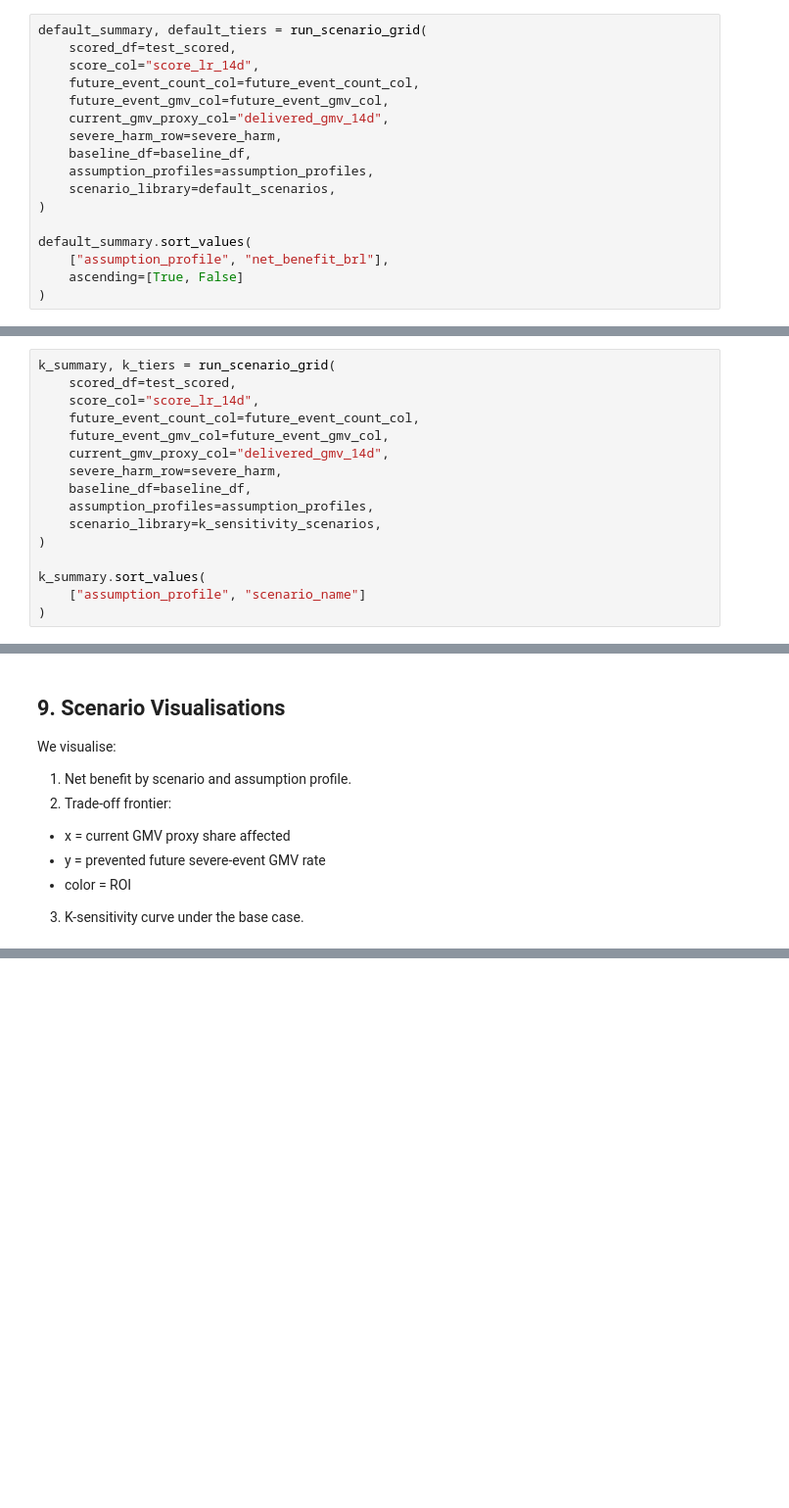
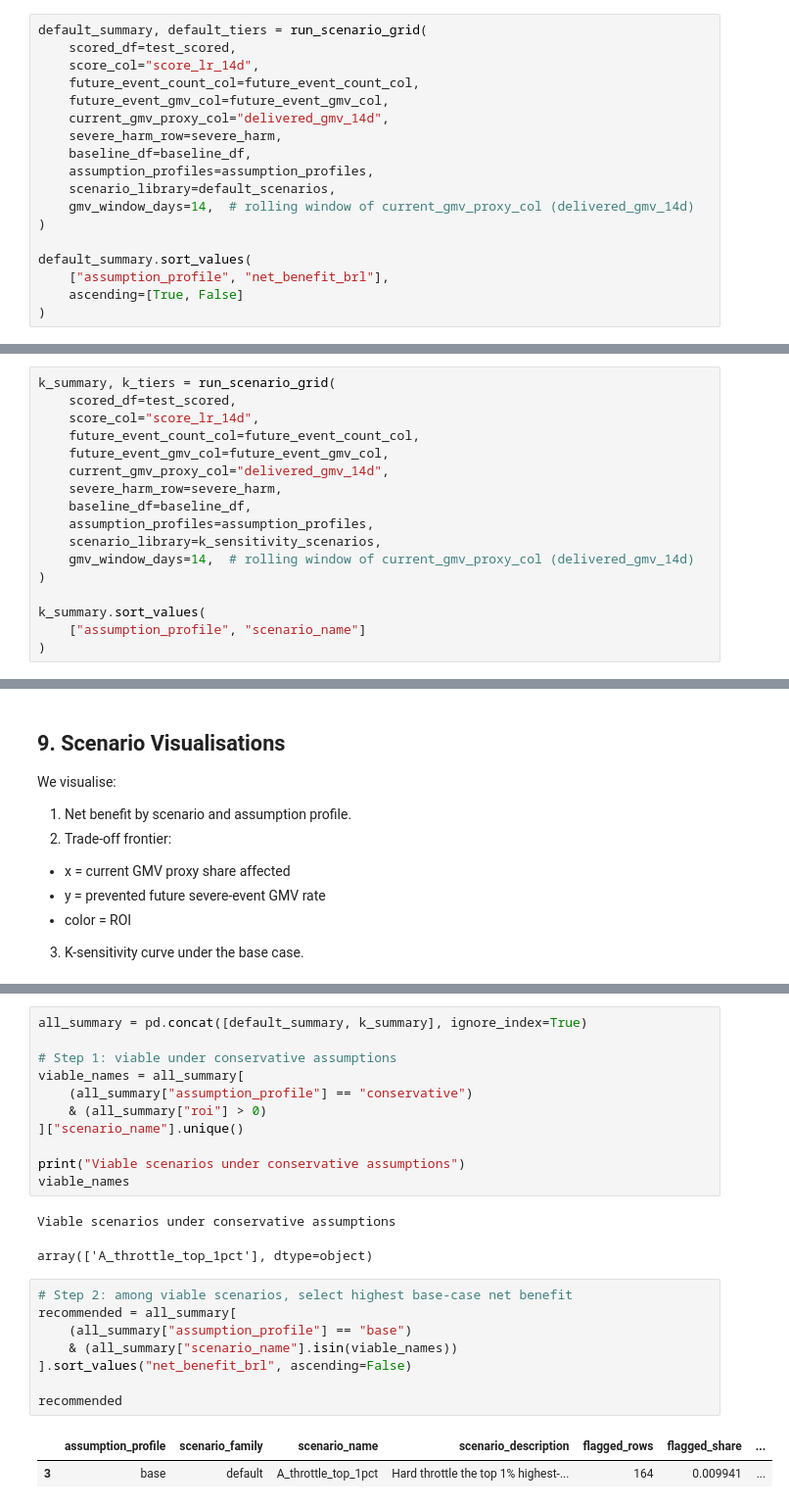
Before and after one commit to andrewyang0620/marketplace-sla-risk-analysis, a Jupyter notebook: notebooks/04_intervention_roi.ipynb, the cells around one changed output, grey strips where cells are left out. Shown at 98% size. Drawn from its saved outputs; the diff is of its cells as text; blank space fills up the shorter version.

```diff
--- a/notebooks/04_intervention_roi.ipynb
+++ b/notebooks/04_intervention_roi.ipynb
@@ -382,6 +386,7 @@ default_summary, default_tiers = run_scenario_grid(
     baseline_df=baseline_df,
     assumption_profiles=assumption_profiles,
     scenario_library=default_scenarios,
+    gmv_window_days=14,  # rolling window of current_gmv_proxy_col (delivered_gmv_14d)
 )
 
 default_summary.sort_values(
@@ -459,6 +464,7 @@ k_summary, k_tiers = run_scenario_grid(
     baseline_df=baseline_df,
     assumption_profiles=assumption_profiles,
     scenario_library=k_sensitivity_scenarios,
+    gmv_window_days=14,  # rolling window of current_gmv_proxy_col (delivered_gmv_14d)
 )
 
 k_summary.sort_values(
@@ -594,0 +615,25 @@ k_chart
+# %%
+all_summary = pd.concat([default_summary, k_summary], ignore_index=True)
+
+# Step 1: viable under conservative assumptions
+viable_names = all_summary[
+    (all_summary["assumption_profile"] == "conservative")
+    & (all_summary["roi"] > 0)
+]["scenario_name"].unique()
+
+print("Viable scenarios under conservative assumptions")
+viable_names
+# %% [output]
+Viable scenarios under conservative assumptions
+array(['A_throttle_top_1pct'], dtype=object)
+# %%
+# Step 2: among viable scenarios, select highest base-case net benefit
+recommended = all_summary[
+    (all_summary["assumption_profile"] == "base")
+    & (all_summary["scenario_name"].isin(viable_names))
+].sort_values("net_benefit_brl", ascending=False)
+
+recommended
+# %% [output]
+|  | assumption_profile | scenario_family | scenario_name | scenario_description | flagged_rows | flagged_share | ... |
+| 3 | base | default | A_throttle_top_1pct | Hard throttle the top 1% highest-... | 164 | 0.009941 | ... |
```
Also changed, not shown: parts of 5 cells of this notebook.
